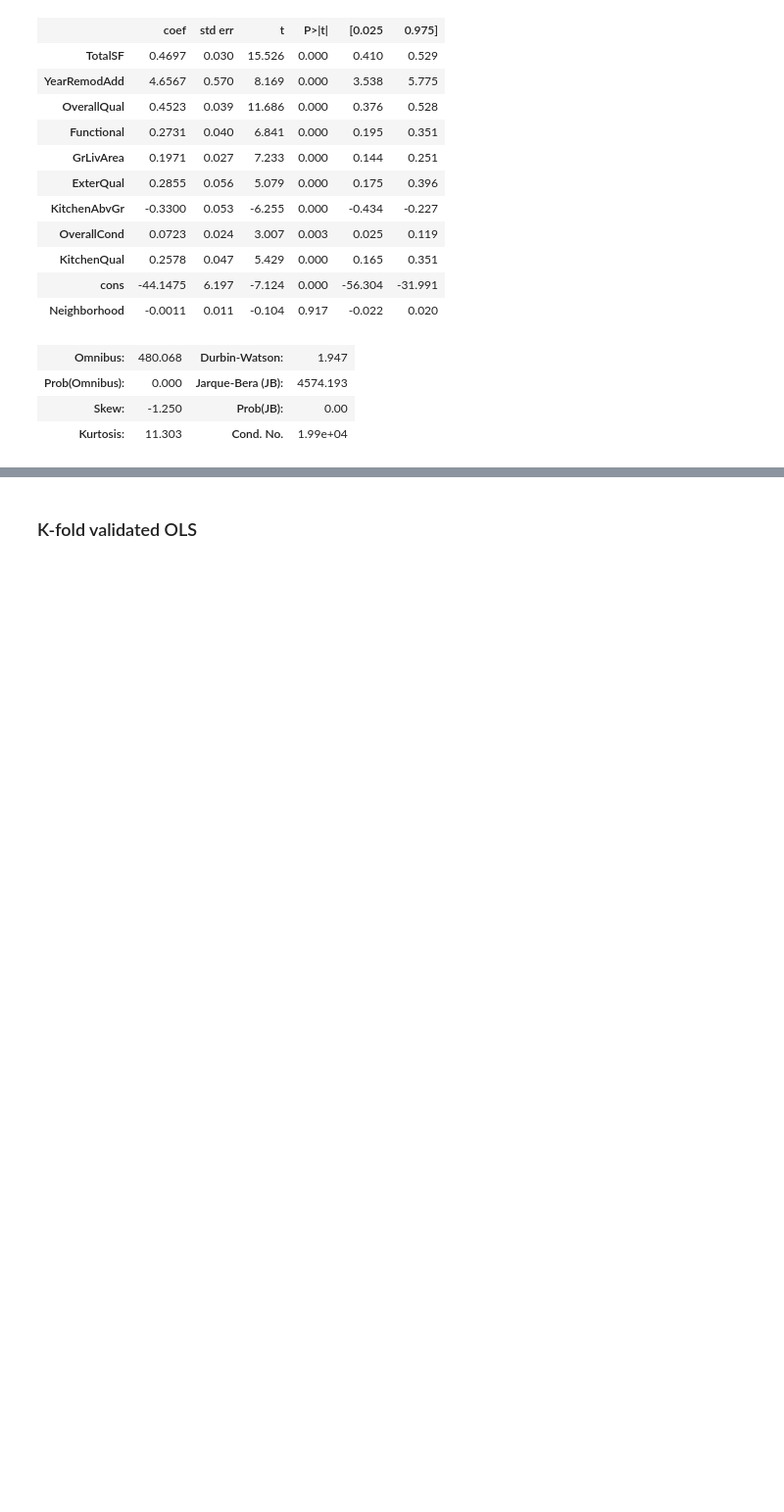
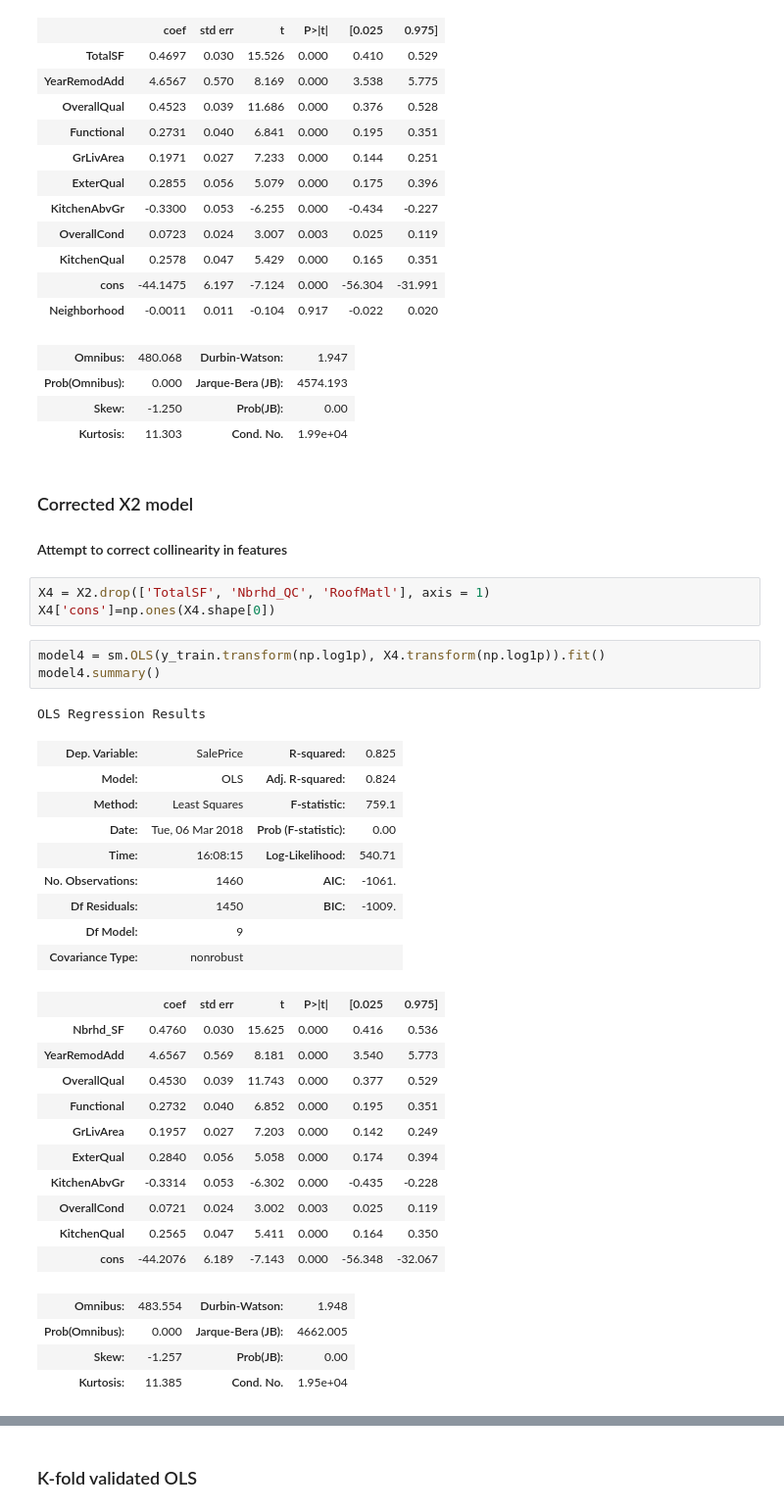
Before and after one commit to gregmb/FightingMongoosesML, a Jupyter notebook: GregWork/KaggleProjCleanup.ipynb, the cells around one changed output, grey strips where cells are left out. Shown at 98% size. Drawn from its saved outputs; the diff is of its cells as text; blank space fills up the shorter version.

```diff
--- a/GregWork/KaggleProjCleanup.ipynb
+++ b/GregWork/KaggleProjCleanup.ipynb
@@ -461,3 +461,38 @@ OLS Regression Results
 | Prob(Omnibus): | 0.000 | Jarque-Bera (JB): | 4574.193 |
 | Skew: | -1.250 | Prob(JB): | 0.00 |
 | Kurtosis: | 11.303 | Cond. No. | 1.99e+04 |
+# %% [markdown]
+### Corrected X2 model
+#### Attempt to correct collinearity in features
+# %%
+X4 = X2.drop(['TotalSF', 'Nbrhd_QC', 'RoofMatl'], axis = 1)
+X4['cons']=np.ones(X4.shape[0])
+# %%
+model4 = sm.OLS(y_train.transform(np.log1p), X4.transform(np.log1p)).fit()
+model4.summary()
+# %% [output]
+OLS Regression Results
+| Dep. Variable: | SalePrice | R-squared: | 0.825 |
+| Model: | OLS | Adj. R-squared: | 0.824 |
+| Method: | Least Squares | F-statistic: | 759.1 |
+| Date: | Tue, 06 Mar 2018 | Prob (F-statistic): | 0.00 |
+| Time: | 16:08:15 | Log-Likelihood: | 540.71 |
+| No. Observations: | 1460 | AIC: | -1061. |
+| Df Residuals: | 1450 | BIC: | -1009. |
+| Df Model: | 9 |  |  |
+| Covariance Type: | nonrobust |  |  |
+|  | coef | std err | t | P>|t| | [0.025 | 0.975] |
+| Nbrhd_SF | 0.4760 | 0.030 | 15.625 | 0.000 | 0.416 | 0.536 |
+| YearRemodAdd | 4.6567 | 0.569 | 8.181 | 0.000 | 3.540 | 5.773 |
+| OverallQual | 0.4530 | 0.039 | 11.743 | 0.000 | 0.377 | 0.529 |
+| Functional | 0.2732 | 0.040 | 6.852 | 0.000 | 0.195 | 0.351 |
+| GrLivArea | 0.1957 | 0.027 | 7.203 | 0.000 | 0.142 | 0.249 |
+| ExterQual | 0.2840 | 0.056 | 5.058 | 0.000 | 0.174 | 0.394 |
+| KitchenAbvGr | -0.3314 | 0.053 | -6.302 | 0.000 | -0.435 | -0.228 |
+| OverallCond | 0.0721 | 0.024 | 3.002 | 0.003 | 0.025 | 0.119 |
+| KitchenQual | 0.2565 | 0.047 | 5.411 | 0.000 | 0.164 | 0.350 |
+| cons | -44.2076 | 6.189 | -7.143 | 0.000 | -56.348 | -32.067 |
+| Omnibus: | 483.554 | Durbin-Watson: | 1.948 |
+| Prob(Omnibus): | 0.000 | Jarque-Bera (JB): | 4662.005 |
+| Skew: | -1.257 | Prob(JB): | 0.00 |
+| Kurtosis: | 11.385 | Cond. No. | 1.95e+04 |
```
Also changed, not shown: parts of 23 cells of this notebook.
